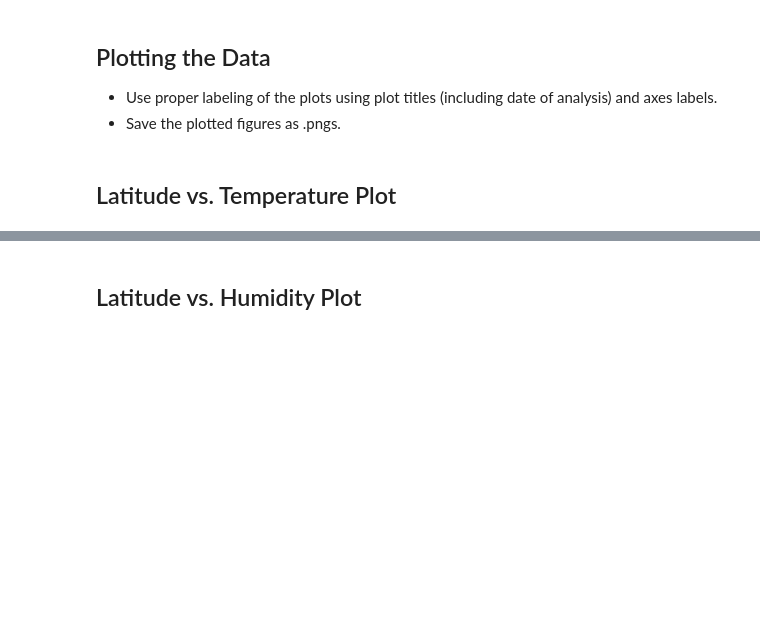
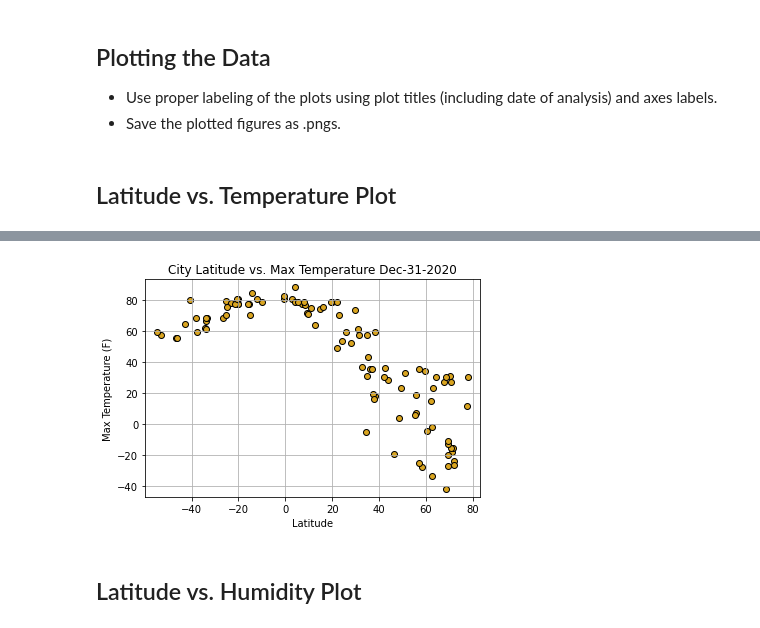
Before and after one commit to pspitzer86/Python-API-Challenge, a Jupyter notebook: WeatherPy/WeatherPy.ipynb, the cells around one changed output, grey strips where cells are left out. Saved outputs shown, nothing was run; the diff lists cells and outputs as text; code cells hidden in the pictures; blank space fills up the shorter version.

Commit message:
added lat vs temp plot

```diff
--- a/WeatherPy/WeatherPy.ipynb
+++ b/WeatherPy/WeatherPy.ipynb
@@ -219,2 +217,25 @@ Int64Index([], dtype='int64')
+# %%
+city_lats = weather_data['Lat']
+city_max_temps = weather_data['Max Temp']
+
+# Plotted the tumor volume by mouse weight into a scatter plot.
+
+plt.scatter(city_lats, city_max_temps, marker='o', facecolors='goldenrod', edgecolors='black')
+
+# Titled the graph and gave labels to the x and y axes.
+
+plt.title(f'City Latitude vs. Max Temperature {curr_date}')
+plt.xlabel('Latitude')
+plt.ylabel('Max Temperature (F)')
+
+# Set a limit to the x and y axes based on the data.  Added a grid to the graph to be more readable.
+
+plt.xlim(min(city_lats)-5, max(city_lats)+5)
+plt.ylim(min(city_max_temps)-5, max(city_max_temps)+5)
+
+plt.grid()
+plt.show()
+# %% [output]
+[figure, added]
 # %% [markdown]
 ## Latitude vs. Humidity Plot
```
Also changed, not shown: parts of 7 cells of this notebook.
